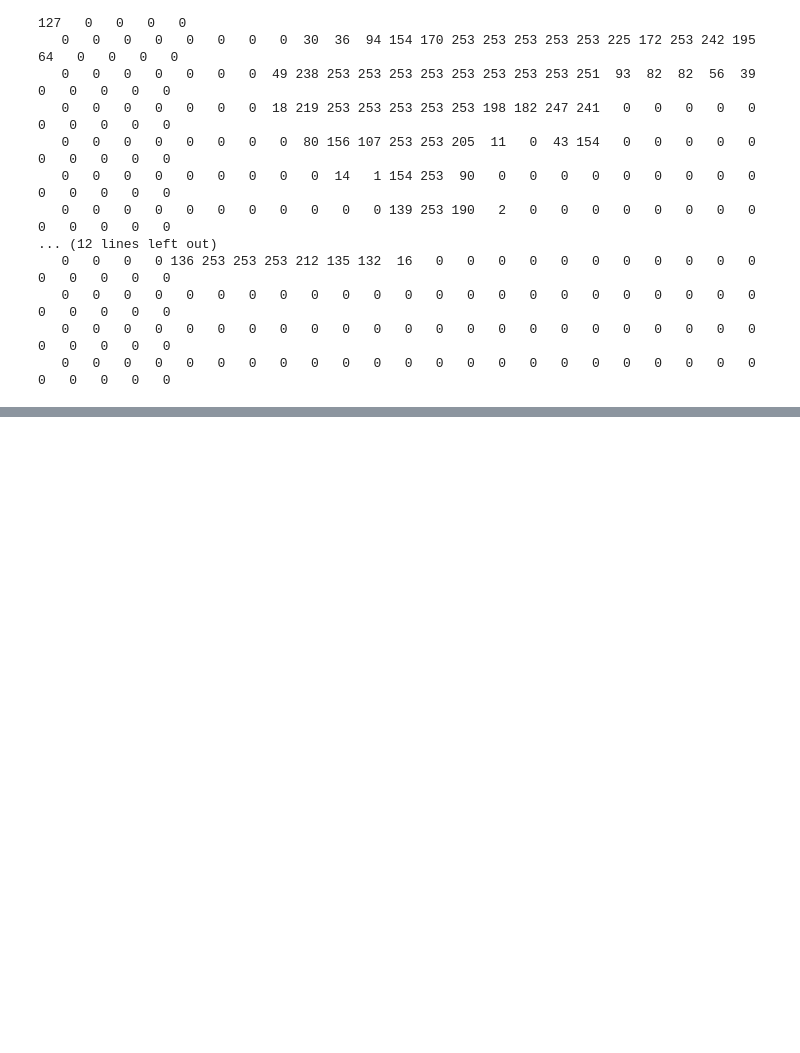
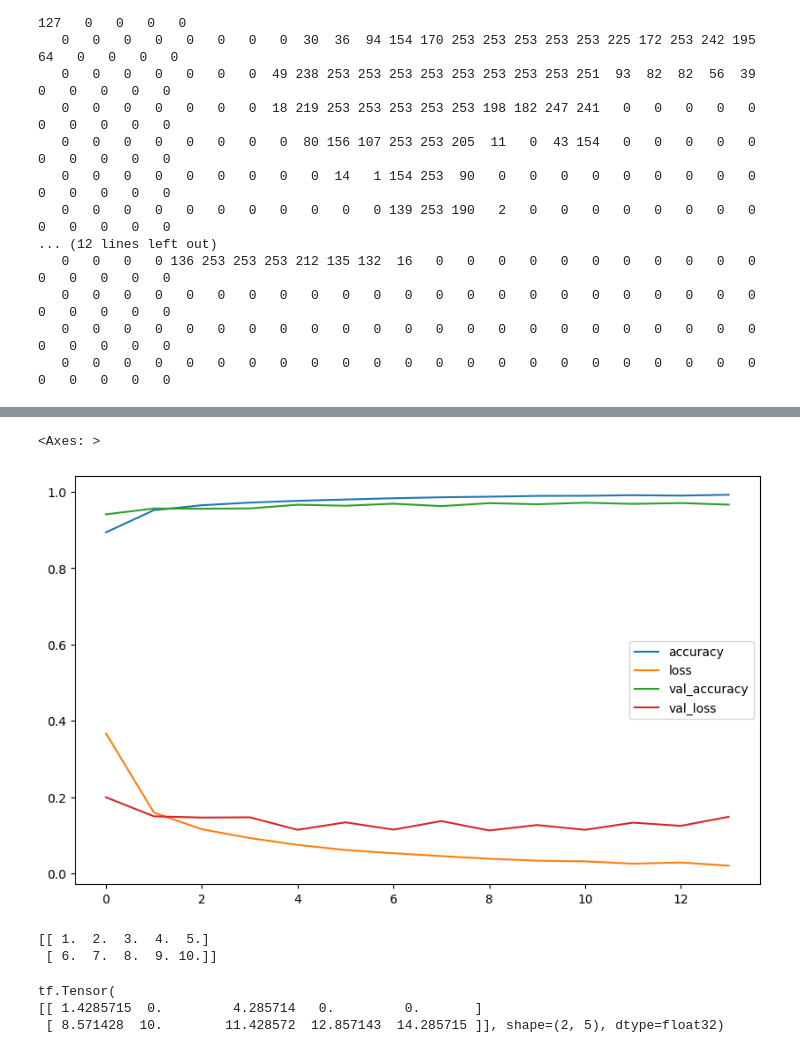
Before and after one commit to Choiwanwoo-03/MachineLearning_CodePractice, a Jupyter notebook: MNIST.ipynb, the cells around one changed output, grey strips where cells are left out. Cells and saved outputs as stored; diff of their text form; code cells hidden in the pictures; blank space fills up the shorter version.

```diff
--- a/MNIST.ipynb
+++ b/MNIST.ipynb
@@ -48,0 +210,32 @@ for i in range(28) :
+# %%
+import tensorflow as tf
+from tensorflow import keras
+import numpy as np
+import matplotlib.pyplot as plt
+
+mnist = tf.keras.datasets.mnist
+(x_train, y_train), (x_test, y_test) = mnist.load_data()
+
+x_train, x_test = x_train / 255, x_test / 255  # 입력값 정규화
+
+# 층을 추가한 모델 만들기
+model = keras.models.Sequential( [
+    keras.layers.Input(shape=(28,28)),
+    keras.layers.Flatten(),
+    keras.layers.Dense(64, activation = 'relu'),
+    keras.layers.Dense(64, activation = 'relu'),
+    keras.layers.Dense(64, activation = 'relu'),
+    keras.layers.Dense(10, activation = 'softmax'),
+])
+
+from keras.callbacks import EarlyStopping
+early_stopping = EarlyStopping(patience=5)
+
+model.compile(optimizer='adam',
+             loss='sparse_categorical_crossentropy',
+             metrics=['accuracy'])
+history = model.fit(x_train, y_train, batch_size=64,
+                    epochs=100, validation_split=0.25, callbacks = [early_stopping])
+
+test_loss, test_acc = model.evaluate(x_test, y_test, verbose=2)
+print('테스트 정확도:', test_acc)
@@ -48,0 +260,20 @@ for i in range(28) :
+# %%
+import pandas as pd
+pd.DataFrame(history.history).plot(figsize = (10, 6))
+# %% [output]
+<Axes: >
+[figure, added]
+# %%
+data = np.arange(1, 11).reshape(2, 5).astype(np.float32)
+print(data)
+# %% [output]
+[[ 1.  2.  3.  4.  5.]
+ [ 6.  7.  8.  9. 10.]]
+# %%
+layer = tf.keras.layers.Dropout(.3, input_shape = (2, ))
+outputs = layer(data, training = True)
+print(outputs)
+# %% [output]
+tf.Tensor(
+[[ 1.4285715  0.         4.285714   0.         0.       ]
+ [ 8.571428  10.        11.428572  12.857143  14.285715 ]], shape=(2, 5), dtype=float32)
```
Also changed, not shown: parts of 16 cells of this notebook.
